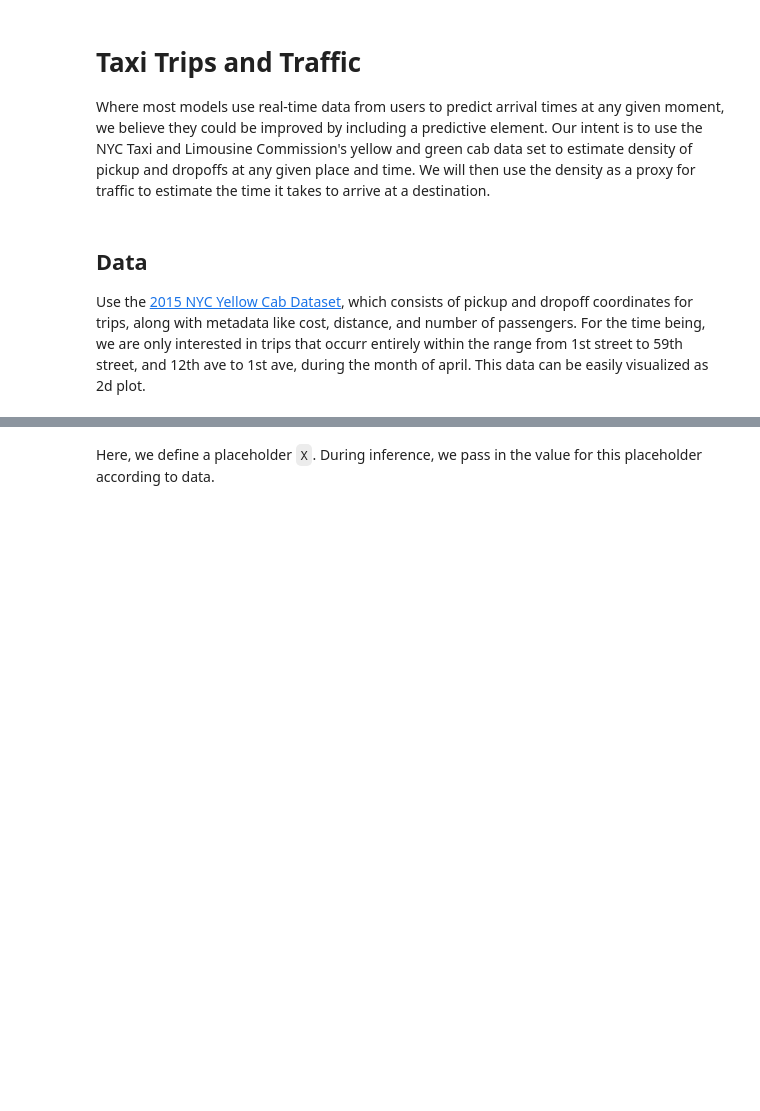
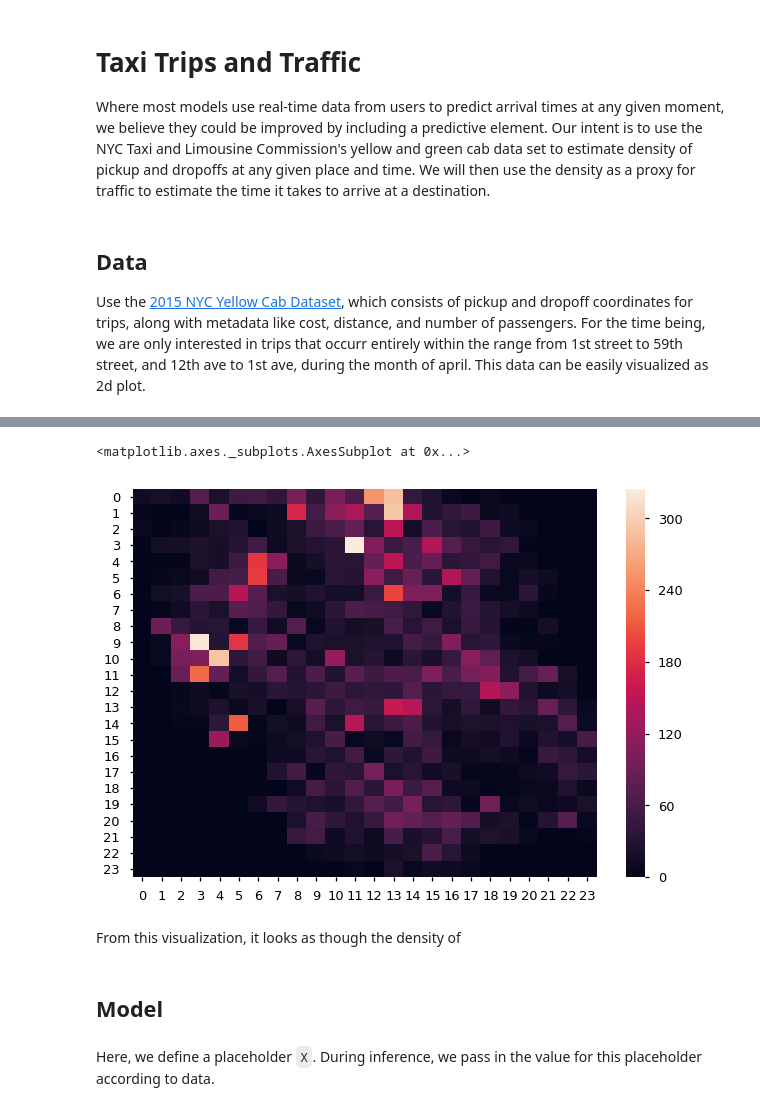
Before and after one commit to colby-j-wise/Probabilistic_Programming, a Jupyter notebook: FinalProject.ipynb, the cells around one changed output, grey strips where cells are left out. Cells and saved outputs as stored; diff of their text form; code cells hidden in the pictures; blank space fills up the shorter version.

```diff
--- a/FinalProject.ipynb
+++ b/FinalProject.ipynb
@@ -125,3 +54,28 @@ y = Bernoulli(logits=f)
+# %%
+
+
+start_longitude = np.min(rotated_data[0, :])
+stop_longitude = np.max(rotated_data[0, :])
+start_latitude = np.min(rotated_data[1, :])
+stop_latitude = np.max(rotated_data[1, :])
+
+n_steps = 25
+
+step_size_longitude = (stop_longitude - start_longitude) / n_steps
+step_size_latitude = (stop_latitude - start_latitude) / n_steps
+
+xedges = np.arange(start_longitude, stop_longitude, step_size_longitude)
+yedges = np.arange(start_latitude, stop_latitude, step_size_latitude)
+H, xedges, yedges = np.histogram2d(rotated_data[0, :], rotated_data[1, :], bins=(xedges, yedges))
+H = H.T
+sns.heatmap(H)
+# %% [output]
+<matplotlib.axes._subplots.AxesSubplot at 0x...>
+[figure, added]
+# %% [markdown]
+From this visualization, it looks as though the density of
+# %% [markdown]
+## Model
 # %% [markdown]
 Here, we define a placeholder `X`. During inference, we pass in
 the value for this placeholder according to data.
```
Also changed, not shown: parts of 3 cells of this notebook.
